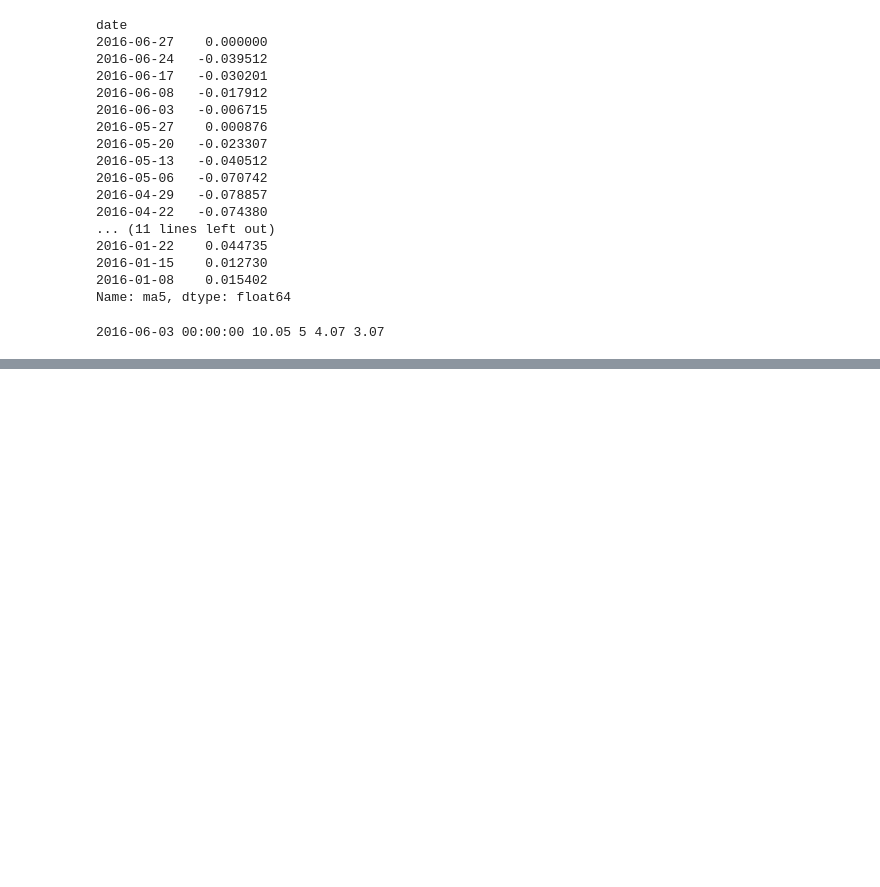
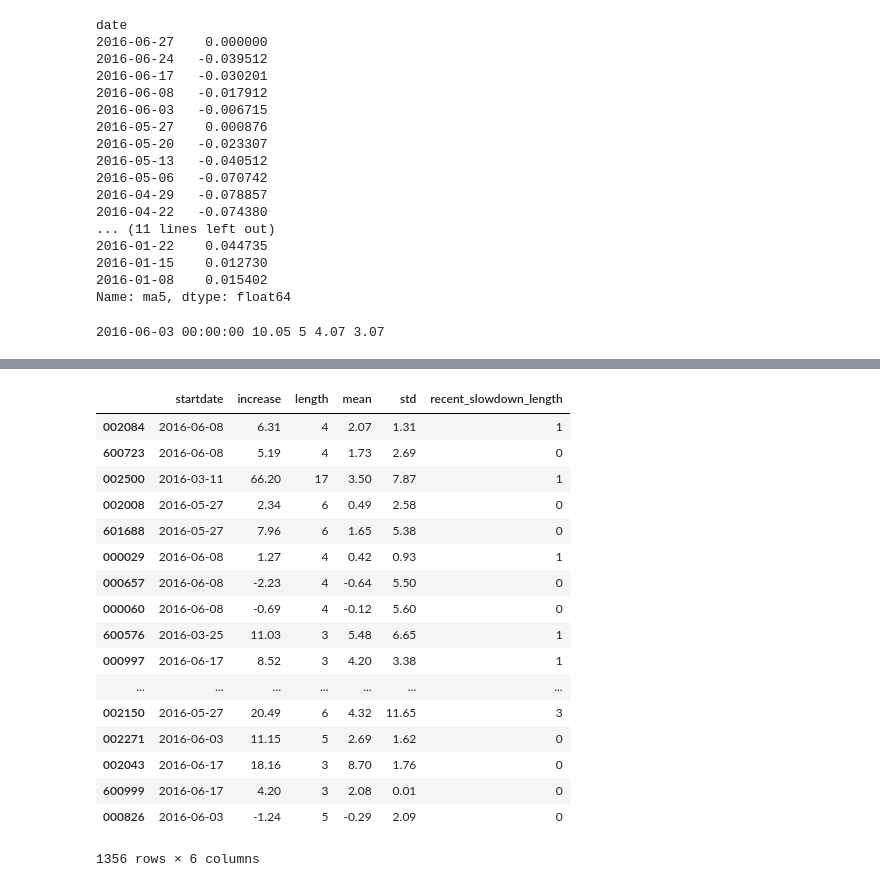
Before and after one commit to unixniu/pyAnalytics, a Jupyter notebook: stock_takeoff.ipynb, the cells around one changed output, grey strips where cells are left out. Cells and saved outputs as stored; diff of their text form; code cells hidden in the pictures; blank space fills up the shorter version.

Commit message:
adjust stock_takeoff analysis

```diff
--- a/stock_takeoff.ipynb
+++ b/stock_takeoff.ipynb
@@ -137,3 +137,57 @@ print(startdate, increase, change_point+1, df[:change_point+1]['p_change'].mean(
       round(df[:change_point+1]['p_change'].std(), 2))
 # %% [output]
 2016-06-03 00:00:00 10.05 5 4.07 3.07
+# %%
+import re
+import glob
+import os
+import os.path
+import pandas as pd
+import sys
+
+WEEKLY_DATA_FOLDER = 'D:/analytics/stock/hist-W-2016-0627'
+
+reg = re.compile(r'(\d{6}).csv')
+stocks = {t[1].group(1):t[0] for t in ((x, reg.search(x)) for x in glob.glob(WEEKLY_DATA_FOLDER + '/*.csv')) if t[1]}
+# [os.path.isfile(x) for x in list(stocks.values())[:5]]
+
+def find_increase_trend(path):
+    df = pd.read_csv(path, index_col=0, parse_dates=True, \
+                usecols=['date', 'close', 'p_change', 'ma5', 'ma10', 'ma20'], \
+                error_bad_lines=False)
+    s = df['ma5']
+    # the position from which MA starts to rise
+    change_point = None
+    for i in range(0, len(s)-1):
+        if s[i] < s[i+1]:
+            change_point = i
+            break
+    if change_point is None:
+        change_point = len(s) - 1
+    # if there is no increase in most recent period
+    if change_point == 0:
+        return None
+    else:
+        startdate = df.index[change_point]
+        # use close price of two ends to calc total increase percent
+        total_increase = round(df.iat[0, 0] / df.iat[change_point, 0] - 1, 4) * 100
+        # mean week-over-week increase percent over this period
+        mean_increase = round(df[:change_point]['p_change'].mean(), 2)
+        first_above_mean_position = df.index.get_loc(df[df['p_change'] > mean_increase].index[0])
+        recent_below_mean_count = first_above_mean_position
+        std = round(df[:change_point]['p_change'].std(), 2)
+        return startdate, total_increase, change_point+1, mean_increase, std, recent_below_mean_count
+
+resultmap = {}
+for code in stocks:
+    try:
+#         print('processing ', code)
+        res = find_increase_trend(stocks[code])
+        if res and res[2] >= 3:
+            resultmap[code] = res
+    except Exception as ex:
+        print('error occurred in processing %s: %s' % (code, ex))
+df = pd.DataFrame.from_dict(resultmap, orient='index')
+df.columns = ['startdate', 'increase', 'length', 'mean', 'std', 'recent_slowdown_length']
+df
+# %% [output]
@@ -139,0 +211,18 @@ print(startdate, increase, change_point+1, df[:change_point+1]['p_change'].mean(
+|  | startdate | increase | length | mean | std | recent_slowdown_length |
+| 002084 | 2016-06-08 | 6.31 | 4 | 2.07 | 1.31 | 1 |
+| 600723 | 2016-06-08 | 5.19 | 4 | 1.73 | 2.69 | 0 |
+| 002500 | 2016-03-11 | 66.20 | 17 | 3.50 | 7.87 | 1 |
+| 002008 | 2016-05-27 | 2.34 | 6 | 0.49 | 2.58 | 0 |
+| 601688 | 2016-05-27 | 7.96 | 6 | 1.65 | 5.38 | 0 |
+| 000029 | 2016-06-08 | 1.27 | 4 | 0.42 | 0.93 | 1 |
+| 000657 | 2016-06-08 | -2.23 | 4 | -0.64 | 5.50 | 0 |
+| 000060 | 2016-06-08 | -0.69 | 4 | -0.12 | 5.60 | 0 |
+| 600576 | 2016-03-25 | 11.03 | 3 | 5.48 | 6.65 | 1 |
+| 000997 | 2016-06-17 | 8.52 | 3 | 4.20 | 3.38 | 1 |
+| ... | ... | ... | ... | ... | ... | ... |
+| 002150 | 2016-05-27 | 20.49 | 6 | 4.32 | 11.65 | 3 |
+| 002271 | 2016-06-03 | 11.15 | 5 | 2.69 | 1.62 | 0 |
+| 002043 | 2016-06-17 | 18.16 | 3 | 8.70 | 1.76 | 0 |
+| 600999 | 2016-06-17 | 4.20 | 3 | 2.08 | 0.01 | 0 |
+| 000826 | 2016-06-03 | -1.24 | 5 | -0.29 | 2.09 | 0 |
+1356 rows × 6 columns
```
Also changed, not shown: parts of 3 cells of this notebook.
